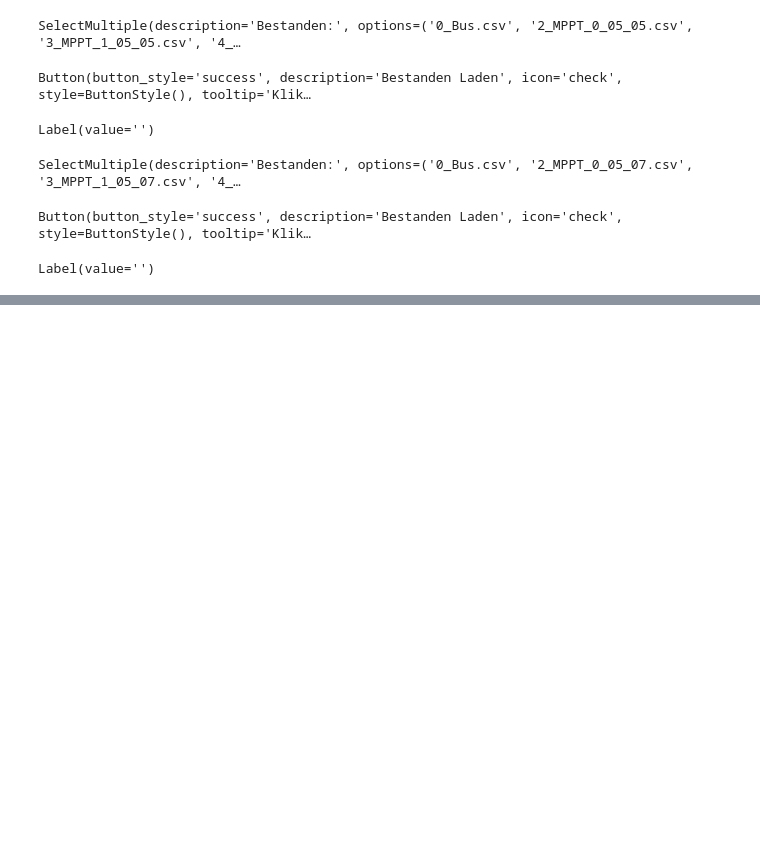
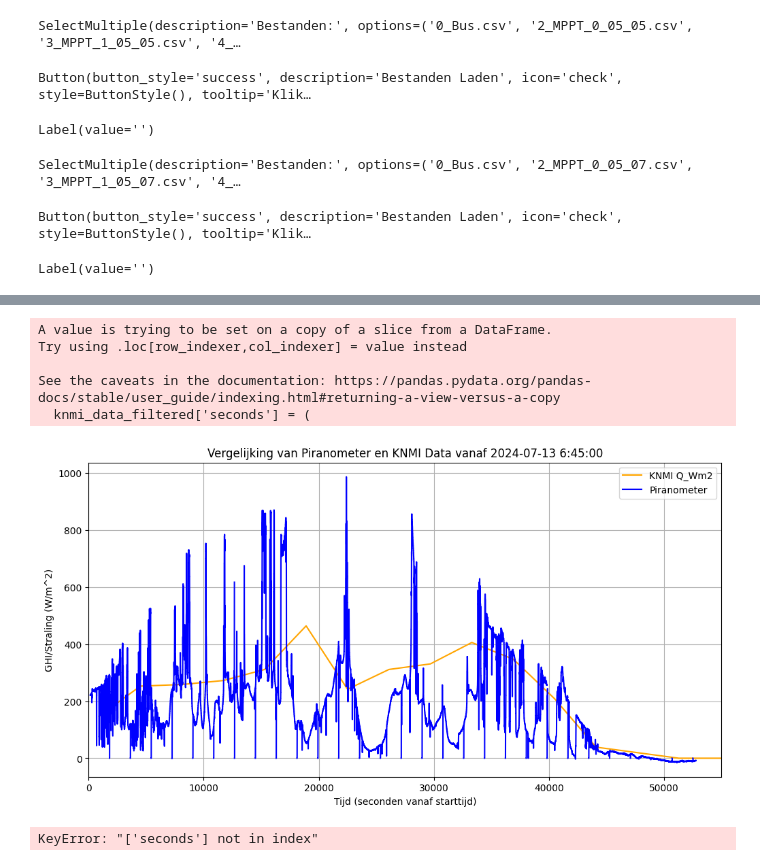
Before and after one commit to Qrax/Clean_Mobility, a Jupyter notebook: main.ipynb, the cells around one changed output, grey strips where cells are left out. Drawn from its saved outputs; the diff is of its cells as text; code cells hidden in the pictures; blank space fills up the shorter version.

```diff
--- a/main.ipynb
+++ b/main.ipynb
@@ -124,0 +127,60 @@ Weer_data_inladen.plot_comparison(knmi_data, solcast_data, '2024-06-01', '2024-0
+# %%
+import pandas as pd
+import matplotlib.pyplot as plt
+
+# Zorg ervoor dat KNMI-data correct is geparsed
+knmi_data['datetime'] = pd.to_datetime(knmi_data['datetime'])
+
+# Vraag de gebruiker om de starttijd in te vullen
+start_time_input = '2024-07-13 6:45:00'
+
+# Converteer de ingevoerde starttijd naar een datetime object met dezelfde tijdzone als KNMI-data
+start_time = pd.Timestamp(start_time_input, tz=knmi_data['datetime'].dt.tz)
+
+# Filter KNMI-data op gewenste datums
+filter_dates = ['2024-07-13', '2024-07-14']
+filter_dates = pd.to_datetime(filter_dates).date
+knmi_data_filtered = knmi_data[knmi_data['datetime'].dt.date.isin(filter_dates)]
+
+# Zet KNMI 'datetime' om naar seconden vanaf de starttijd
+knmi_data_filtered['seconds'] = (
+    (knmi_data_filtered['datetime'] - start_time).dt.total_seconds()
+)
+
+# Filter alleen data na de starttijd (seconden >= 0)
+knmi_data_filtered = knmi_data_filtered[knmi_data_filtered['seconds'] >= 0]
+
+# Zet de datalogtijd van merged_df1 om naar seconden vanaf de starttijd
+merged_df1['seconds'] = pd.to_numeric(merged_df1['1_Dataloggertijd, in s'])
+
+# Plot beide datasets
+plt.figure(figsize=(12, 6))
+
+# Plot de gefilterde KNMI-data
+plt.plot(knmi_data_filtered['seconds'], knmi_data_filtered['Q_Wm2'], label='KNMI Q_Wm2', color='orange')
+
+# Plot de Piranometer-data uit merged_df1
+plt.plot(merged_df1['seconds'], pd.to_numeric(merged_df1['1_Pirano 2']), label='Piranometer', color='blue')
+
+# Voeg labels, titel en legenda toe
+plt.xlabel('Tijd (seconden vanaf starttijd)')
+plt.ylabel('GHI/Straling (W/m^2)')
+plt.title(f'Vergelijking van Piranometer en KNMI Data vanaf {start_time_input}')
+plt.legend()
+plt.grid()
+plt.xlim(0,55000)
+
+# Toon de plot
+plt.show()
+# %% [output]
+A value is trying to be set on a copy of a slice from a DataFrame.
+Try using .loc[row_indexer,col_indexer] = value instead
+
+See the caveats in the documentation: https://pandas.pydata.org/pandas-docs/stable/user_guide/indexing.html#returning-a-view-versus-a-copy
+  knmi_data_filtered['seconds'] = (
+[figure, added]
+# %%
+print(knmi_data_filtered[['datetime', 'seconds']].head())
+print(merged_df1[['1_Dataloggertijd, in s', 'seconds']].head())
+# %% [output]
+KeyError: "['seconds'] not in index"
```
Also changed, not shown: parts of 3 cells of this notebook.
